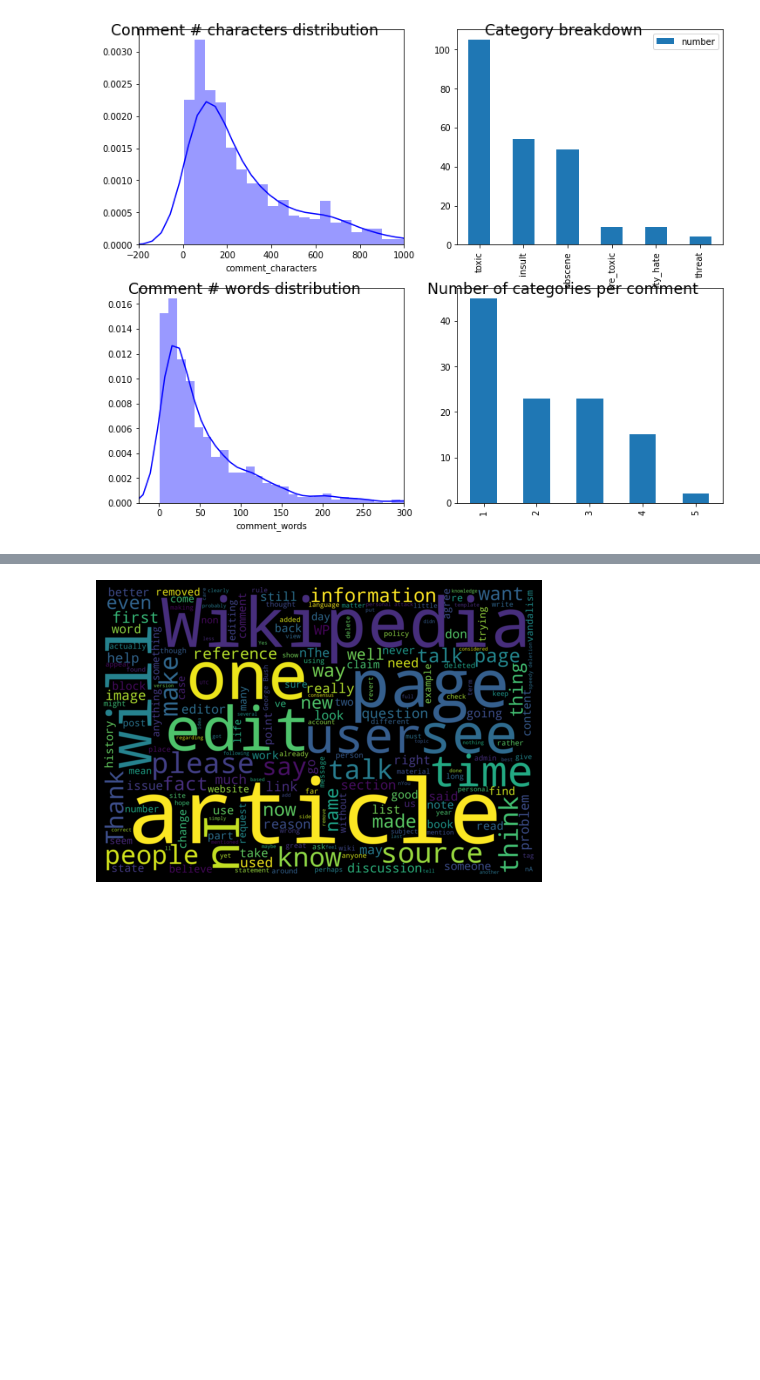
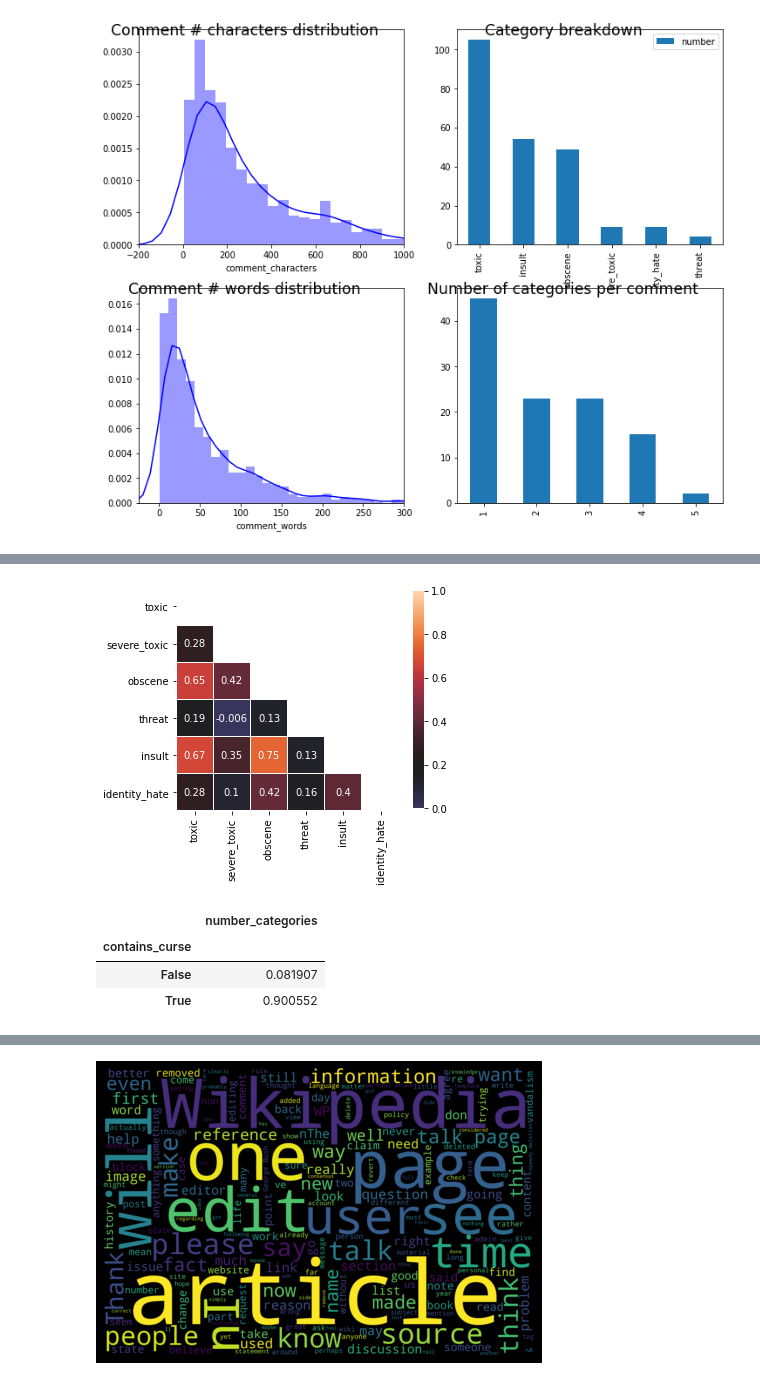
Before and after one commit to orbenishay/Classification, a Jupyter notebook: Toxic_comments_classification.ipynb, the cells around one changed output, grey strips where cells are left out. Cells and saved outputs as stored; diff of their text form; code cells hidden in the pictures; blank space fills up the shorter version.

```diff
--- a/Toxic_comments_classification.ipynb
+++ b/Toxic_comments_classification.ipynb
@@ -281,0 +282,28 @@ sns.heatmap(corr, xticklabels=corr.columns.values, yticklabels=corr.columns.valu
+# %%
+corr_df =traincomments[['toxic','severe_toxic','obscene','threat','insult','identity_hate']]
+corr=corr_df.corr()
+mask = np.zeros_like(corr, dtype=np.bool)
+mask[np.triu_indices_from(mask)] = True
+plt.figure(figsize=(5,5))
+sns.heatmap(corr, xticklabels=corr.columns.values, yticklabels=corr.columns.values, annot=True, mask=mask, vmax=1,vmin=0, center=0.2,
+            square=True, linewidths=.2, cbar_kws={"shrink": .8}, annot_kws={"size": 10});
+# %% [output]
+[figure, added]
+# %%
+traincomments.groupby('contains_curse').agg({'number_categories':'mean'}).head()
+
+# comment_short                     2
+# begins_greeting                   2
+# begins_I                          2
+# begins_You                        2
+# begins_capital                    2
+# contains_parenthesis              2
+# contains_curse                    2
+# contains_curse_replacement        2
+# contains_negative_terms           2
+# contains_abbreviations            2
+# %% [output]
+|  | number_categories |
+| contains_curse |  |
+| False | 0.081907 |
+| True | 0.900552 |
```
Also changed, not shown: parts of 2 cells of this notebook.
